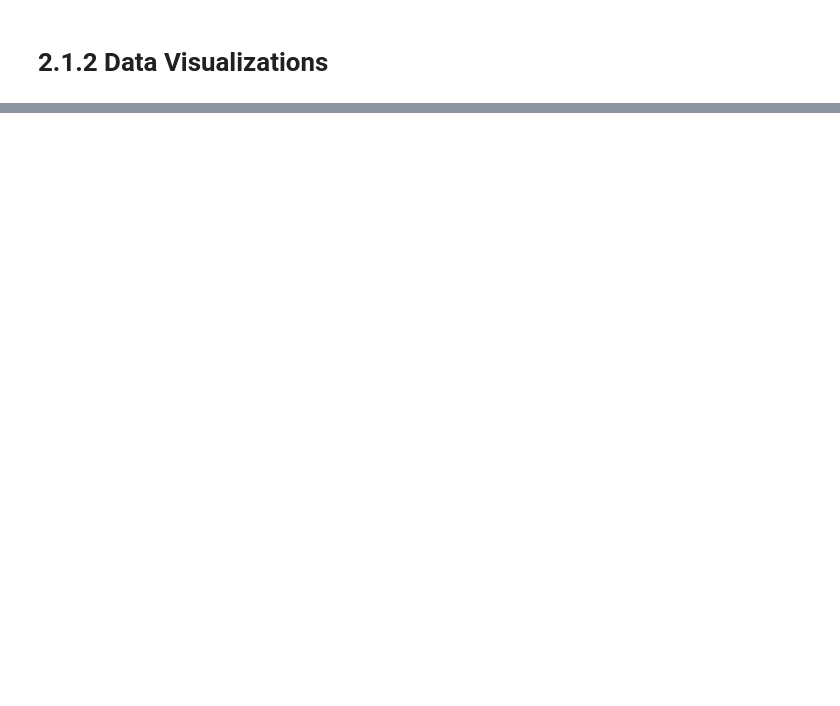
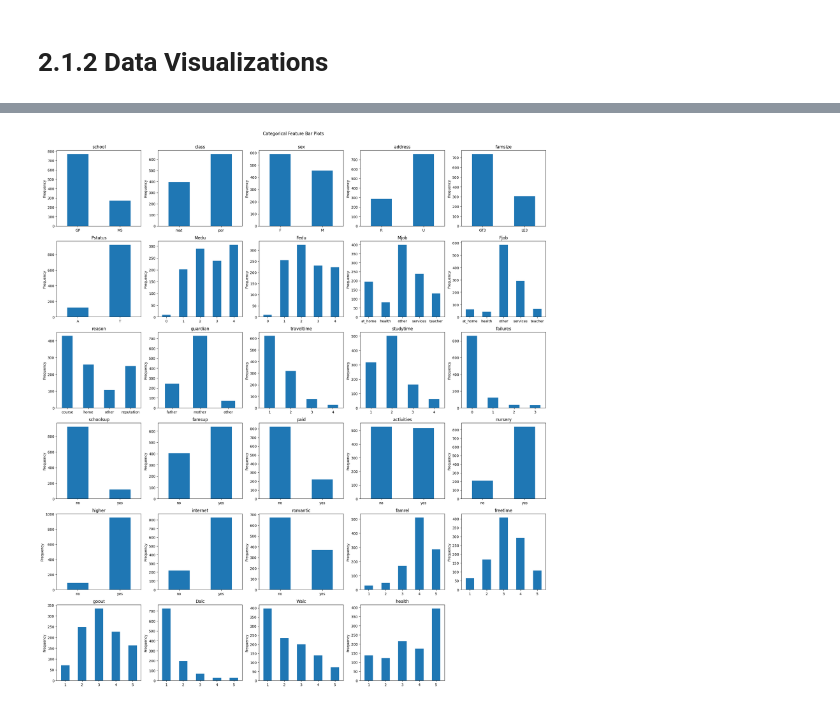
Before and after one commit to razatsutradhar/DS_exam_evaluation, a Jupyter notebook: progress_report_2.1_2.1.2.ipynb, the cells around one changed output, grey strips where cells are left out. Saved outputs shown, nothing was run; the diff lists cells and outputs as text; code cells hidden in the pictures; blank space fills up the shorter version.

```diff
--- a/progress_report_2.1_2.1.2.ipynb
+++ b/progress_report_2.1_2.1.2.ipynb
@@ -90,0 +126,20 @@ plt.show()
+# %%
+# Categorical Feature Bar Plots
+fig = plt.figure(figsize=(25, 25))
+
+fig.suptitle("Categorical Feature Bar Plots")
+# Adjusting white space under title
+fig.tight_layout()
+fig.subplots_adjust(top=0.95)
+
+for i in range(1,30):
+    ax = fig.add_subplot(6, 5, i)
+    feature = cat_features[i-1]
+    plt.title(feature)
+    ax = cat_df[feature].value_counts().sort_index().plot(kind='bar')
+    plt.xticks(rotation=0)
+    plt.ylabel('Frequency')
+
+plt.show()
+# %% [output]
+[figure, added]
```
Also changed, not shown: parts of 7 cells of this notebook.
